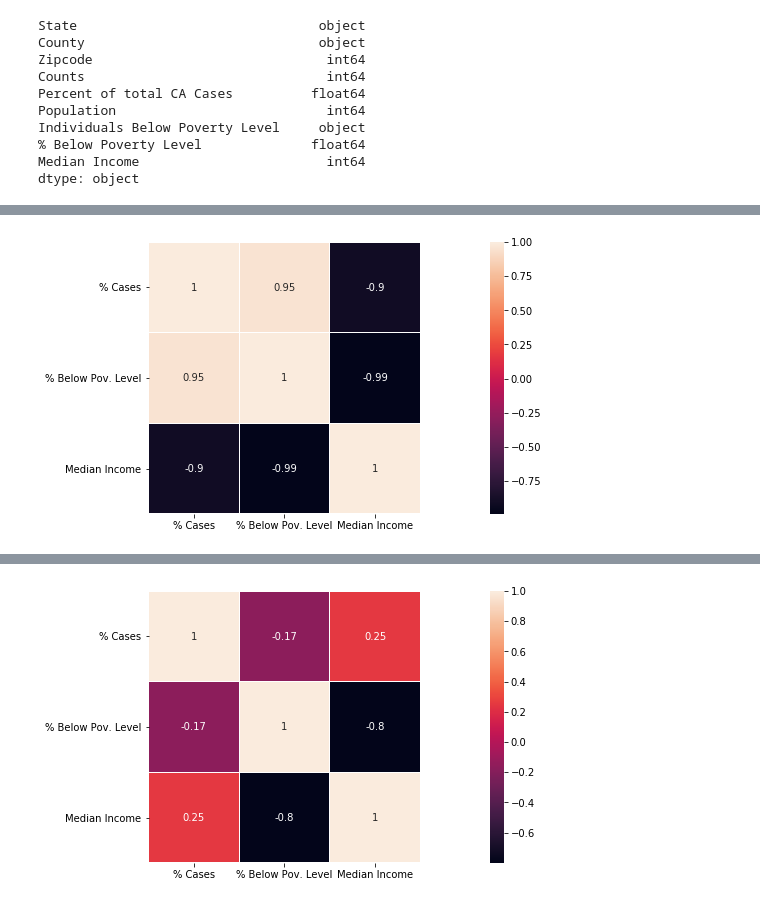
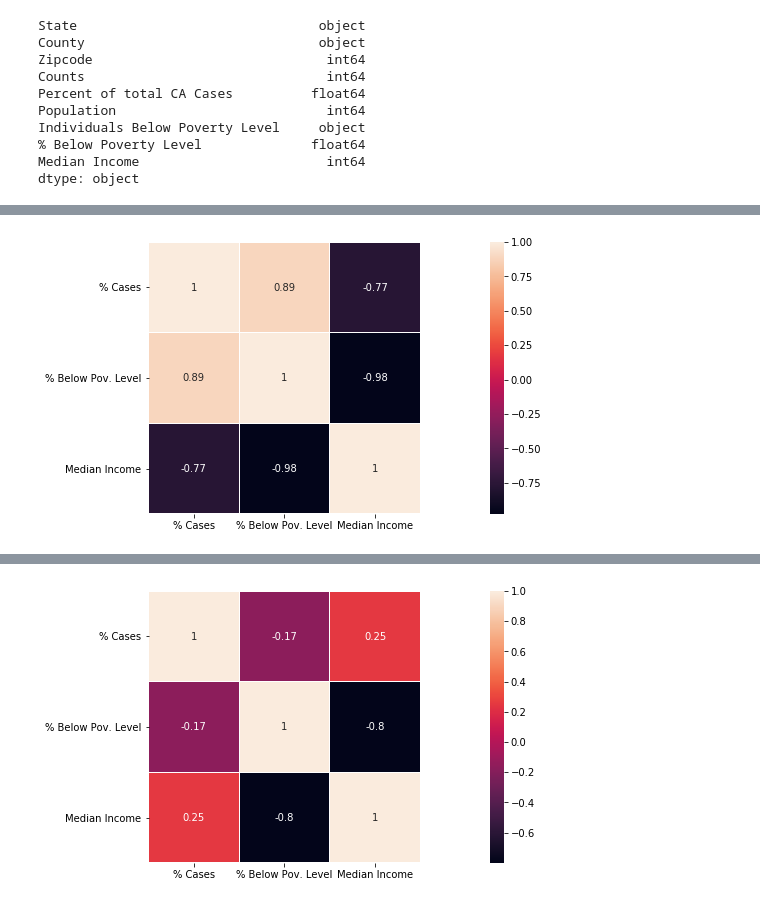
Before and after one commit to shilpakjha/breast_cancer_data_analysis, a Jupyter notebook: bc_analysis_dec2020.ipynb, the cells around one changed output, grey strips where cells are left out. Cells and saved outputs as stored; diff of their text form; code cells hidden in the pictures.

```diff
--- a/bc_analysis_dec2020.ipynb
+++ b/bc_analysis_dec2020.ipynb
@@ -1172,29 +1245,31 @@ memory usage: 4.2+ KB
 # %%
 # Analysis 17 -  BC Cases by County in CA
 
 caseer18_bc_drop = caseer18_bc.drop(columns = ['Zipcode', 'Counts', 'Population'])
 caseer18_bc_drop.rename(columns = {
     'Percent of total CA Cases': '% Cases',
     '% Below Poverty Level': '% Below Pov. Level',
 'Individuals Below Poverty Level': '% Individuals Below Poverty Level'}, inplace = True)
 
 caseer18_bc_drop
 caseer18_bc_minus_counts = caseer18_bc_drop.copy()
-caseer18_bc_only_3counties = caseer18_bc_minus_counts[(caseer18_bc_minus_counts["County"] == "Los Angeles Registry") |
+caseer18_bc_only_4counties = caseer18_bc_minus_counts[(caseer18_bc_minus_counts["County"] == "Los Angeles Registry") |
+                                                      (caseer18_bc_minus_counts["County"] == "San Diego County") |
                                               (caseer18_bc_minus_counts["County"] == "Orange County") |
                                              (caseer18_bc_minus_counts["County"] == "Santa Clara County")]
 
 
 # Correlation evaluation between income, poverty level and number of cases for LA, SC, and Orange county
 
 plt.figure(figsize = (25, 5))
-sns.heatmap(caseer18_bc_only_3counties.corr(), square = True,
+sns.heatmap(caseer18_bc_only_4counties.corr(), square = True,
             annot = True,
             linewidths=0.1,vmax=1.0, linecolor='white',
             annot_kws={'fontsize':10 })
 plt.show()
-caseer18_bc_only_3counties
+caseer18_bc_only_4counties.sort_values(ascending = False, by = '% Below Pov. Level', inplace = True)
+caseer18_bc_only_4counties
 # %% [output]
-[figure, old version]
+[figure, new version]
 |  | State | County | % Cases | % Individuals Below Poverty Level | % Below Pov. Level | Median Income |
 | 18 | CA | Los Angeles Registry | 24.73 | 14.20% | 14.2 | 64251 |
```
Also changed, not shown: parts of 14 cells of this notebook.
